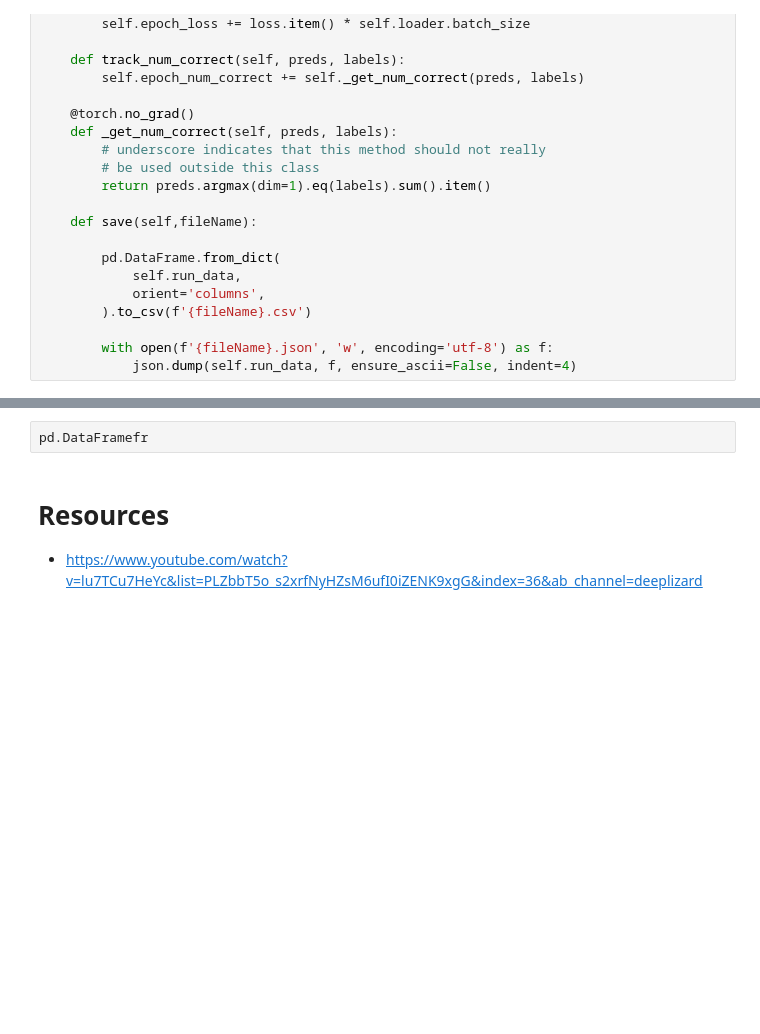
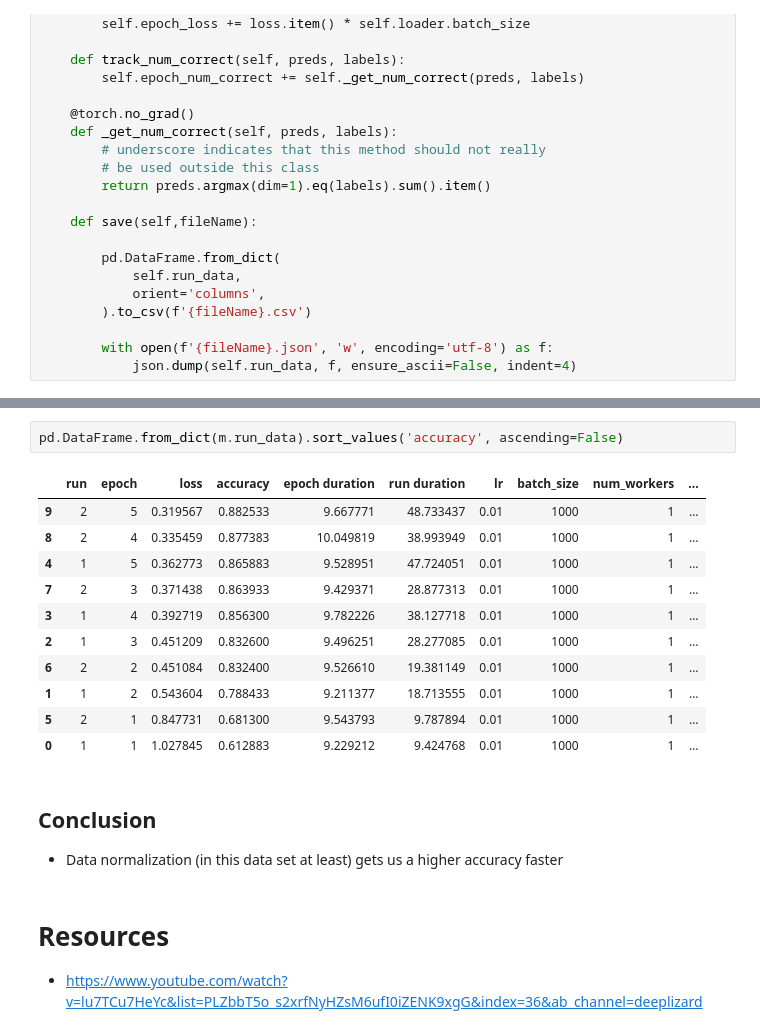
Before and after one commit to natitaw/PyTorch-Tutorials, a Jupyter notebook: Deep Learning with PyTorch/[WIP] Dataset Normalization.ipynb, the cells around one changed output, grey strips where cells are left out. Saved outputs shown, nothing was run; the diff lists cells and outputs as text; blank space fills up the shorter version.

Commit message:
Normalizing means faster reach to high accuracy

```diff
--- a/Deep Learning with PyTorch/[WIP] Dataset Normalization.ipynb
+++ b/Deep Learning with PyTorch/[WIP] Dataset Normalization.ipynb
@@ -287,5 +301,21 @@ m.save('results')
-# %%
-pd.DataFramefr
+# %%
+pd.DataFrame.from_dict(m.run_data).sort_values('accuracy', ascending=False)
+# %% [output]
+|  | run | epoch | loss | accuracy | epoch duration | run duration | lr | batch_size | num_workers | ... |
+| 9 | 2 | 5 | 0.319567 | 0.882533 | 9.667771 | 48.733437 | 0.01 | 1000 | 1 | ... |
+| 8 | 2 | 4 | 0.335459 | 0.877383 | 10.049819 | 38.993949 | 0.01 | 1000 | 1 | ... |
+| 4 | 1 | 5 | 0.362773 | 0.865883 | 9.528951 | 47.724051 | 0.01 | 1000 | 1 | ... |
+| 7 | 2 | 3 | 0.371438 | 0.863933 | 9.429371 | 28.877313 | 0.01 | 1000 | 1 | ... |
+| 3 | 1 | 4 | 0.392719 | 0.856300 | 9.782226 | 38.127718 | 0.01 | 1000 | 1 | ... |
+| 2 | 1 | 3 | 0.451209 | 0.832600 | 9.496251 | 28.277085 | 0.01 | 1000 | 1 | ... |
+| 6 | 2 | 2 | 0.451084 | 0.832400 | 9.526610 | 19.381149 | 0.01 | 1000 | 1 | ... |
+| 1 | 1 | 2 | 0.543604 | 0.788433 | 9.211377 | 18.713555 | 0.01 | 1000 | 1 | ... |
+| 5 | 2 | 1 | 0.847731 | 0.681300 | 9.543793 | 9.787894 | 0.01 | 1000 | 1 | ... |
+| 0 | 1 | 1 | 1.027845 | 0.612883 | 9.229212 | 9.424768 | 0.01 | 1000 | 1 | ... |
+# %% [markdown]
+## Conclusion
+
+- Data normalization (in this data set at least) gets us a higher accuracy faster
 # %% [markdown]
 # Resources
 - https://www.youtube.com/watch?v=lu7TCu7HeYc&list=PLZbbT5o_s2xrfNyHZsM6ufI0iZENK9xgG&index=36&ab_channel=deeplizard
```
Also changed, not shown: parts of 2 cells of this notebook, 6 other files.
